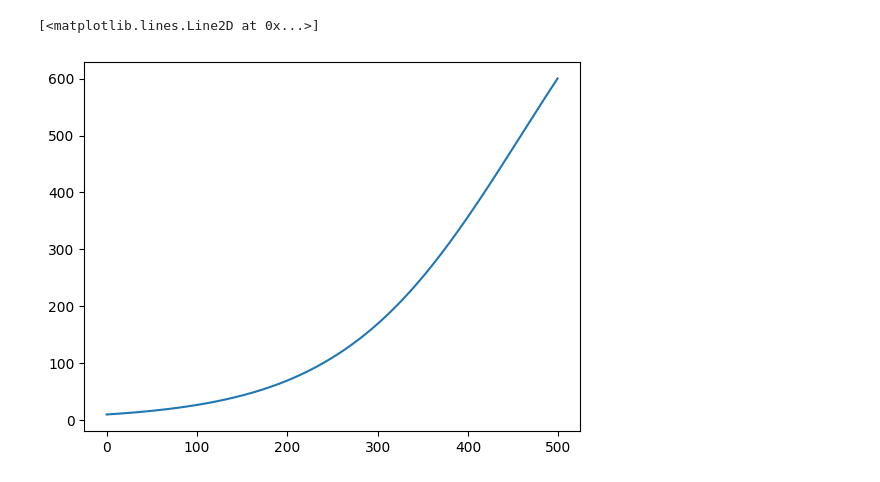
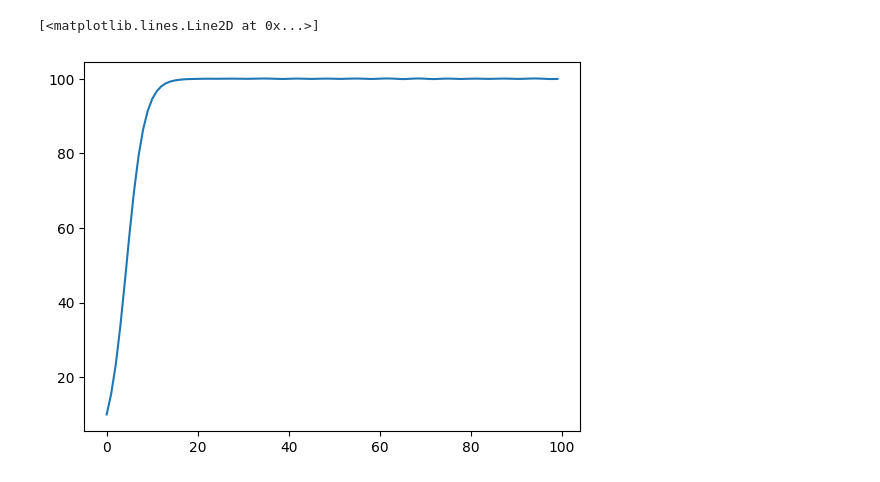
Before and after one commit to Averydx/CompBio, a Jupyter notebook: LogisticGrowth.ipynb, the cells around one changed output. Cells and saved outputs as stored; diff of their text form; code cells hidden in the pictures.

```diff
--- a/LogisticGrowth.ipynb
+++ b/LogisticGrowth.ipynb
@@ -4,18 +4,18 @@ import matplotlib.pyplot as plt
 from scipy.integrate import solve_ivp
 
 y0 = [10] #[fish bears]
-t = [0,500]
+t = [0,100]
 
-r = 0.01
-k = 1000
+r = 0.5
+k = 100
 
 def LV(t,y,r,k):
     dx = r*y[0] * (1-y[0]/k)
     return np.array([dx])
 # %%
-sol = solve_ivp(fun=lambda t,y :LV(t,y,r,k),t_span=t,y0=y0,t_eval=np.linspace(0,500,500))
+sol = solve_ivp(fun=lambda t,y :LV(t,y,r,k),t_span=t,y0=y0,t_eval=np.linspace(0,100,100))
 
 plt.plot(sol.y[0,:])
 # %% [output]
 [<matplotlib.lines.Line2D at 0x...>]
-[figure, old version]
+[figure, new version]
```
Also changed, not shown: 7 other files.
